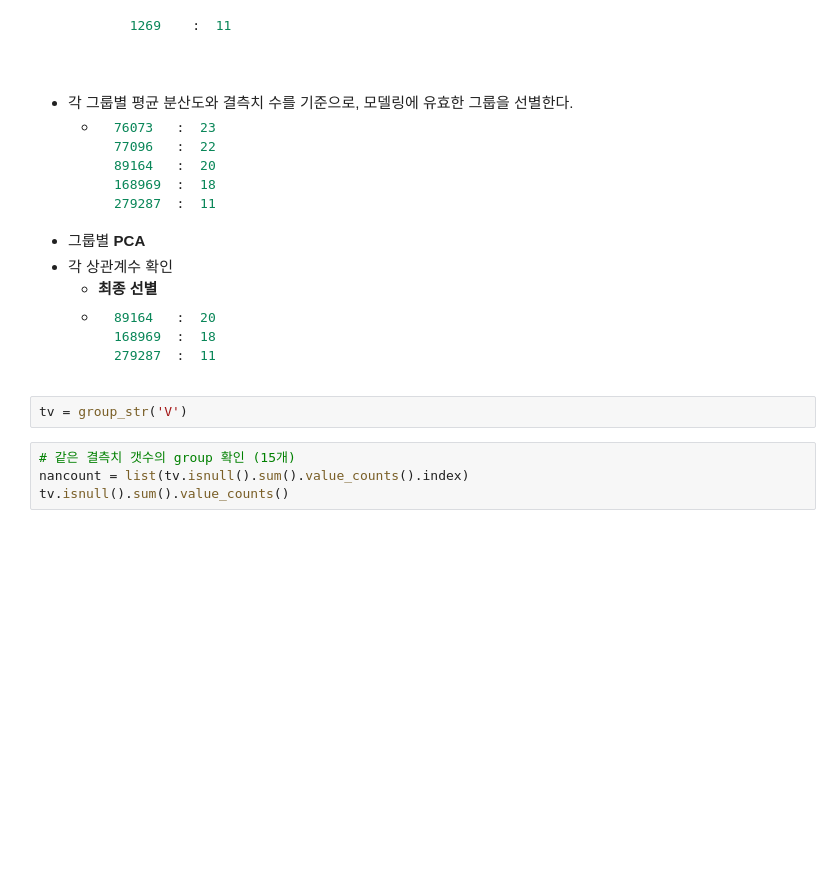
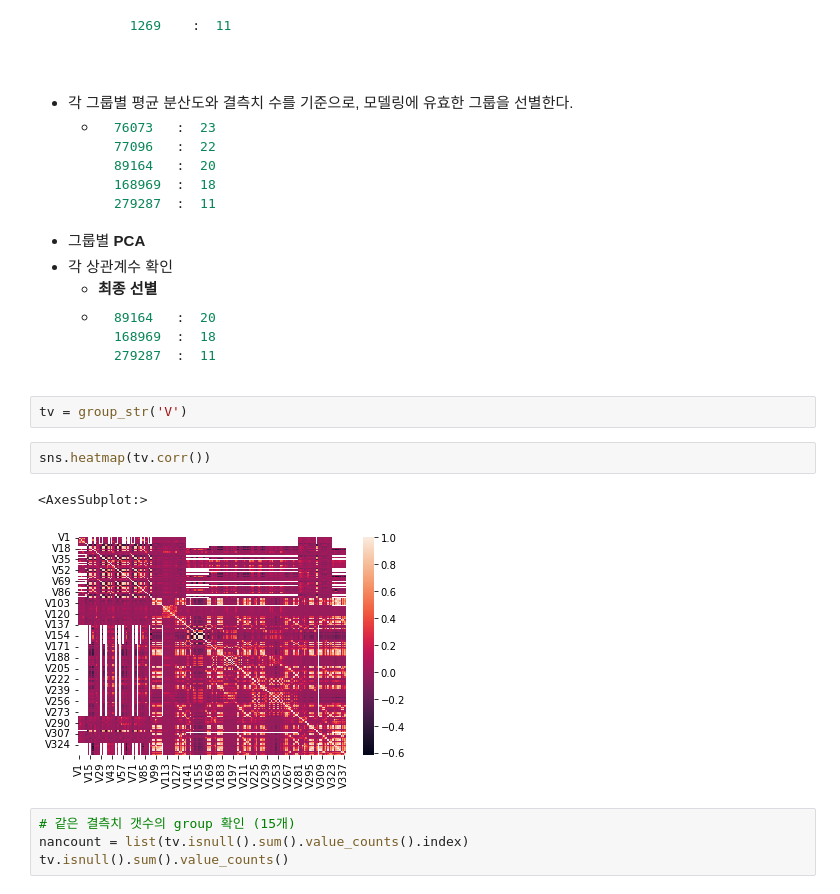
Before and after one commit to 592k/Mini_project-modeling, a Jupyter notebook: src/EDA.ipynb, the cells around one changed output. Cells and saved outputs as stored; diff of their text form; blank space fills up the shorter version.

````diff
--- a/src/EDA.ipynb
+++ b/src/EDA.ipynb
@@ -549,6 +601,11 @@ plt.show()
       ```
 # %%
 tv = group_str('V')
+# %%
+sns.heatmap(tv.corr())
+# %% [output]
+<AxesSubplot:>
+[figure, added]
 # %%
 # 같은 결측치 갯수의 group 확인 (15개)
 nancount = list(tv.isnull().sum().value_counts().index)
````
Also changed, not shown: parts of 26 cells of this notebook.
